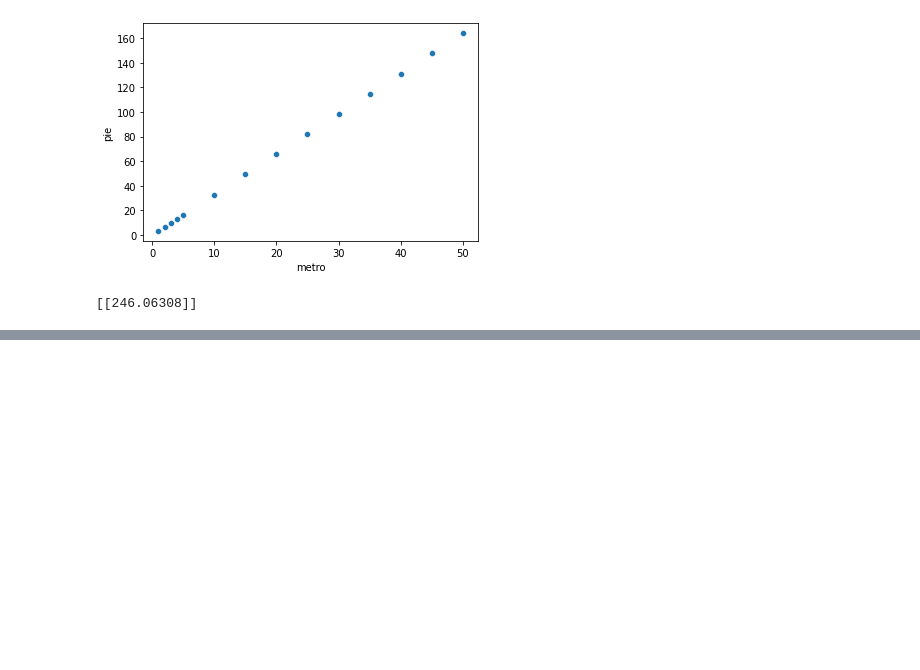
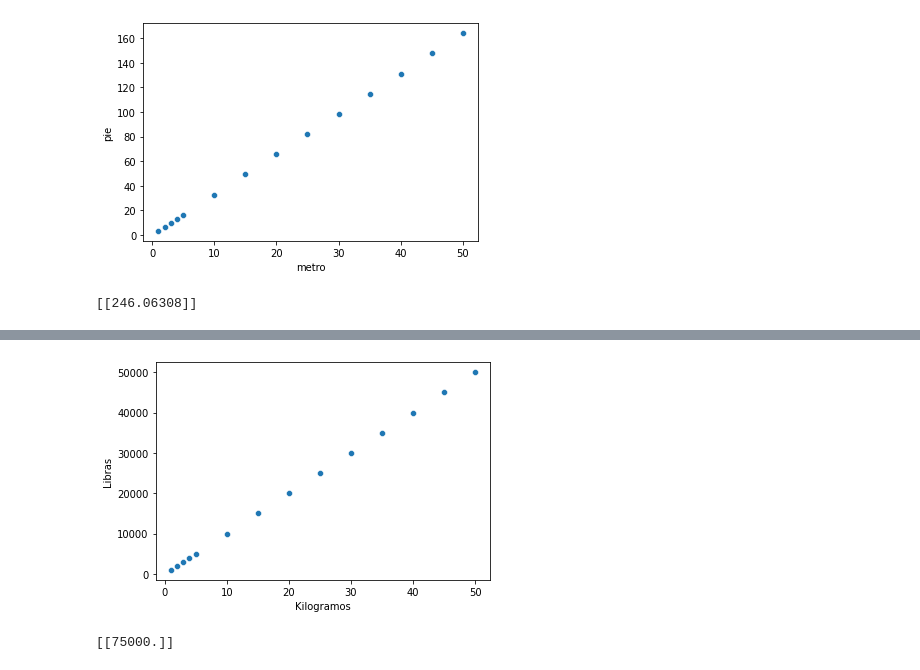
Before and after one commit to USIS007920/Programacion-lll, a Jupyter notebook: Untitled6.ipynb, the cells around one changed output, grey strips where cells are left out. Drawn from its saved outputs; the diff is of its cells as text; code cells hidden in the pictures; blank space fills up the shorter version.

```diff
--- a/Untitled6.ipynb
+++ b/Untitled6.ipynb
@@ -359,0 +389,7 @@ print(f)
+# %%
+Masa3 = pd.read_csv("/content/Kilogramo-a-libra.csv", sep=";")
+
+sns.scatterplot(Masa3["Kilogramos"], Masa3["Libras"])
+plt.show()
+# %% [output]
+[figure, added]
@@ -359,0 +406,5 @@ print(f)
+# %%
+f = modelo.predict([75])
+print(f)
+# %% [output]
+[[75000.]]
```
Also changed, not shown: parts of 18 cells of this notebook.
